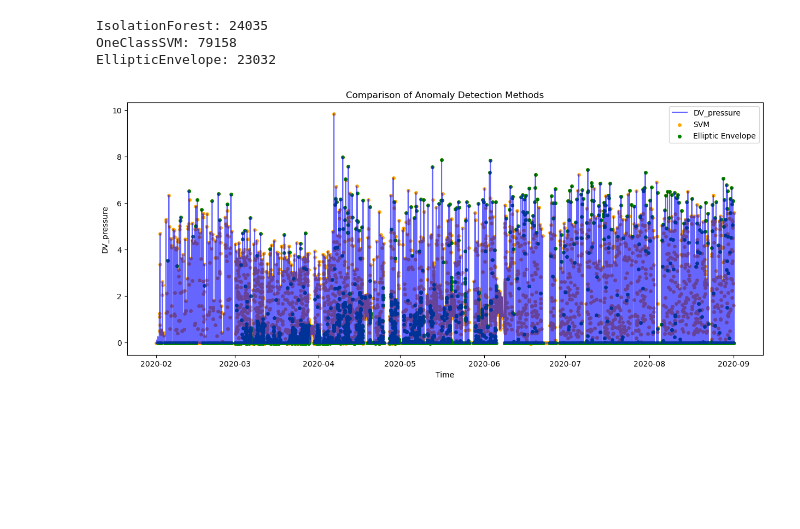
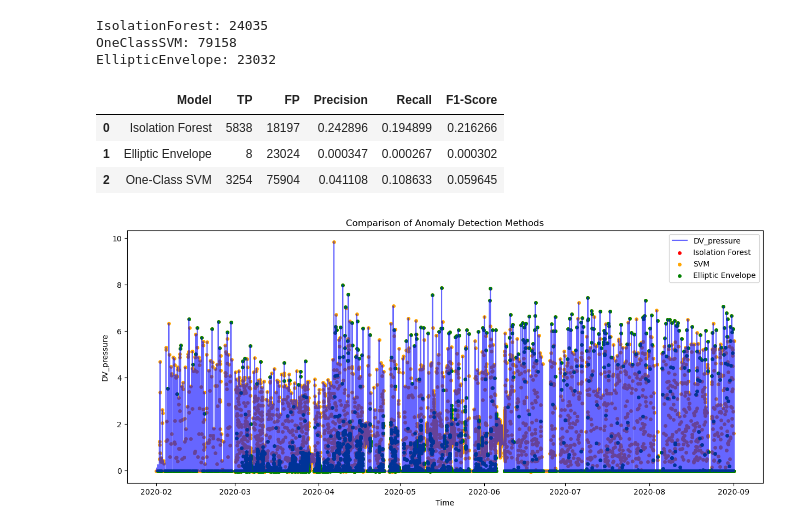
Before and after one commit to lforey/Projet_ALSTOM, a Jupyter notebook: Projet_ALSTOM/MetroPT_3_analysis_&_ML_ter.ipynb, the cells around one changed output. Saved outputs shown, nothing was run; the diff lists cells and outputs as text; code cells hidden in the pictures; blank space fills up the shorter version.

```diff
--- a/Projet_ALSTOM/MetroPT_3_analysis_&_ML_ter.ipynb
+++ b/Projet_ALSTOM/MetroPT_3_analysis_&_ML_ter.ipynb
@@ -462,6 +473,53 @@ print("EllipticEnvelope:", (df_merged_features['anomaly_elliptic'] == -1).sum())
 IsolationForest: 24035
 OneClassSVM: 79158
 EllipticEnvelope: 23032
+# %%
+import pandas as pd
+from sklearn.metrics import classification_report, confusion_matrix
+
+df_merged_features['timestamp'] = pd.to_datetime(df_merged_features['timestamp'])
+df_merged_features['real_failure'] = 0
+
+failure_periods = [
+    ("2020-04-18 00:00:00", "2020-04-18 23:59:00"),
+    ("2020-05-29 23:30:00", "2020-05-30 06:00:00"),
+    ("2020-06-05 10:00:00", "2020-06-07 14:30:00"),
+    ("2020-07-15 14:30:00", "2020-07-15 19:00:00")
+]
+
+for start, end in failure_periods:
+    mask = (df_merged_features['timestamp'] >= start) & (df_merged_features['timestamp'] <= end)
+    df_merged_features.loc[mask, 'real_failure'] = 1
+
+y_true = df_merged_features['real_failure']
+
+models_mapping = {
+    "Isolation Forest": df_merged_features['is_anomaly'],
+    "Elliptic Envelope": df_merged_features['anomaly_elliptic'].map({-1: 1, 1: 0}),
+    "One-Class SVM": df_merged_features['anomaly_svm'].map({-1: 1, 1: 0})
+}
+
+results = []
+for name, y_pred in models_mapping.items():
+    report = classification_report(y_true, y_pred, output_dict=True, zero_division=0)
+    tn, fp, fn, tp = confusion_matrix(y_true, y_pred).ravel()
+
+    results.append({
+        "Model": name,
+        "TP": tp,
+        "FP": fp,
+        "Precision": report['1']['precision'],
+        "Recall": report['1']['recall'],
+        "F1-Score": report['1']['f1-score']
+    })
+
+df_performance = pd.DataFrame(results)
+display(df_performance)
+# %% [output]
+|  | Model | TP | FP | Precision | Recall | F1-Score |
+| 0 | Isolation Forest | 5838 | 18197 | 0.242896 | 0.194899 | 0.216266 |
+| 1 | Elliptic Envelope | 8 | 23024 | 0.000347 | 0.000267 | 0.000302 |
+| 2 | One-Class SVM | 3254 | 75904 | 0.041108 | 0.108633 | 0.059645 |
 # %%
 import matplotlib.pyplot as plt
 
@@ -475,34 +533,34 @@ plt.plot(df_merged_features['timestamp'],
          label='DV_pressure')
 
 # Isolation Forest
-if 'anomaly_if' in df_merged_features.columns:
-    iso = df_merged_features[df_merged_features['anomaly_if'] == -1]
+if 'is_anomaly' in df_merged_features.columns:
+    iso = df_merged_features[df_merged_features['is_anomaly'] == -1]
     plt.scatter(iso['timestamp'],
                 iso['DV_pressure'],
                 color='red',
                 s=15,
                 label='Isolation Forest')
 
 # SVM
 svm = df_merged_features[df_merged_features['anomaly_svm'] == -1]
 plt.scatter(svm['timestamp'],
             svm['DV_pressure'],
             color='orange',
             s=15,
             label='SVM')
 
 # Elliptic Envelope
 ell = df_merged_features[df_merged_features['anomaly_elliptic'] == -1]
 plt.scatter(ell['timestamp'],
             ell['DV_pressure'],
             color='green',
             s=15,
             label='Elliptic Envelope')
 
 plt.xlabel("Time")
 plt.ylabel("DV_pressure")
 plt.title("Comparison of Anomaly Detection Methods")
 plt.legend()
 plt.show()
 # %% [output]
-[figure, old version]
+[figure, new version]
```
Also changed, not shown: parts of 8 cells of this notebook.
